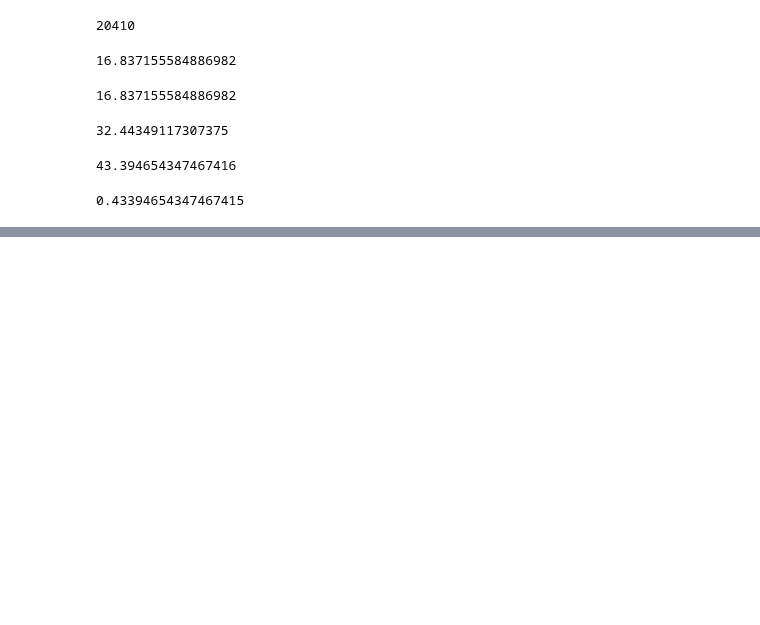
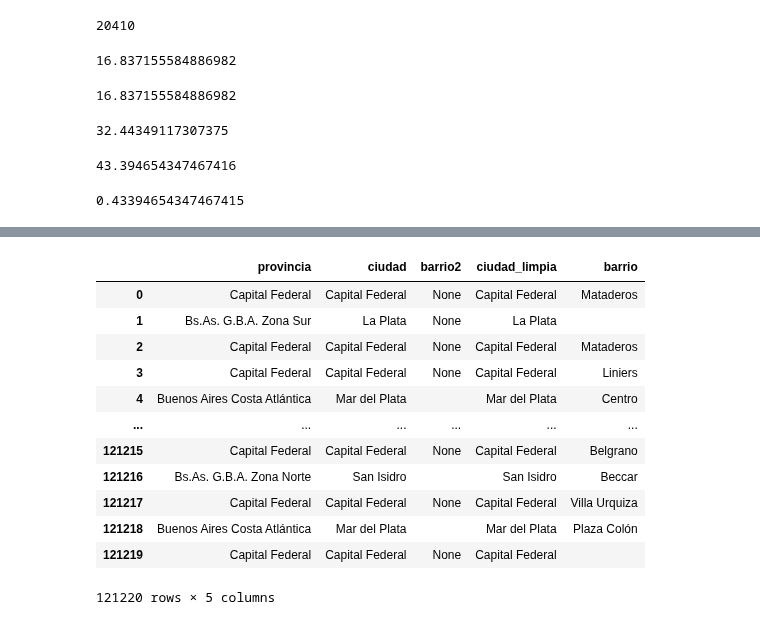
Before and after one commit to Facundo-Peloso/DH-TP-1---Grupo-10, a Jupyter notebook: Facundo-Borrador.ipynb, the cells around one changed output, grey strips where cells are left out. Cells and saved outputs as stored; diff of their text form; code cells hidden in the pictures; blank space fills up the shorter version.

```diff
--- a/Facundo-Borrador.ipynb
+++ b/Facundo-Borrador.ipynb
@@ -134,0 +278,25 @@ print(mascara_cambio.shape[0])
+# %%
+ubicacion_limpia = ubicacion
+# %%
+ubicacion_limpia['ciudad']=ciudad_limpia
+# %%
+ubicacion_limpia['barrio']=prueba_barrio
+# %%
+ubicacion_limpia.drop('barrio3',axis=1,inplace=True)
+# %%
+ubicacion_limpia.drop('barrio1',axis=1,inplace=True)
+ubicacion_limpia
+# %% [output]
+|  | provincia | ciudad | barrio2 | ciudad_limpia | barrio |
+| 0 | Capital Federal | Capital Federal | None | Capital Federal | Mataderos |
+| 1 | Bs.As. G.B.A. Zona Sur | La Plata | None | La Plata |  |
+| 2 | Capital Federal | Capital Federal | None | Capital Federal | Mataderos |
+| 3 | Capital Federal | Capital Federal | None | Capital Federal | Liniers |
+| 4 | Buenos Aires Costa Atlántica | Mar del Plata |  | Mar del Plata | Centro |
+| ... | ... | ... | ... | ... | ... |
+| 121215 | Capital Federal | Capital Federal | None | Capital Federal | Belgrano |
+| 121216 | Bs.As. G.B.A. Zona Norte | San Isidro |  | San Isidro | Beccar |
+| 121217 | Capital Federal | Capital Federal | None | Capital Federal | Villa Urquiza |
+| 121218 | Buenos Aires Costa Atlántica | Mar del Plata |  | Mar del Plata | Plaza Colón |
+| 121219 | Capital Federal | Capital Federal | None | Capital Federal |  |
+121220 rows × 5 columns
```
Also changed, not shown: parts of 21 cells of this notebook.
